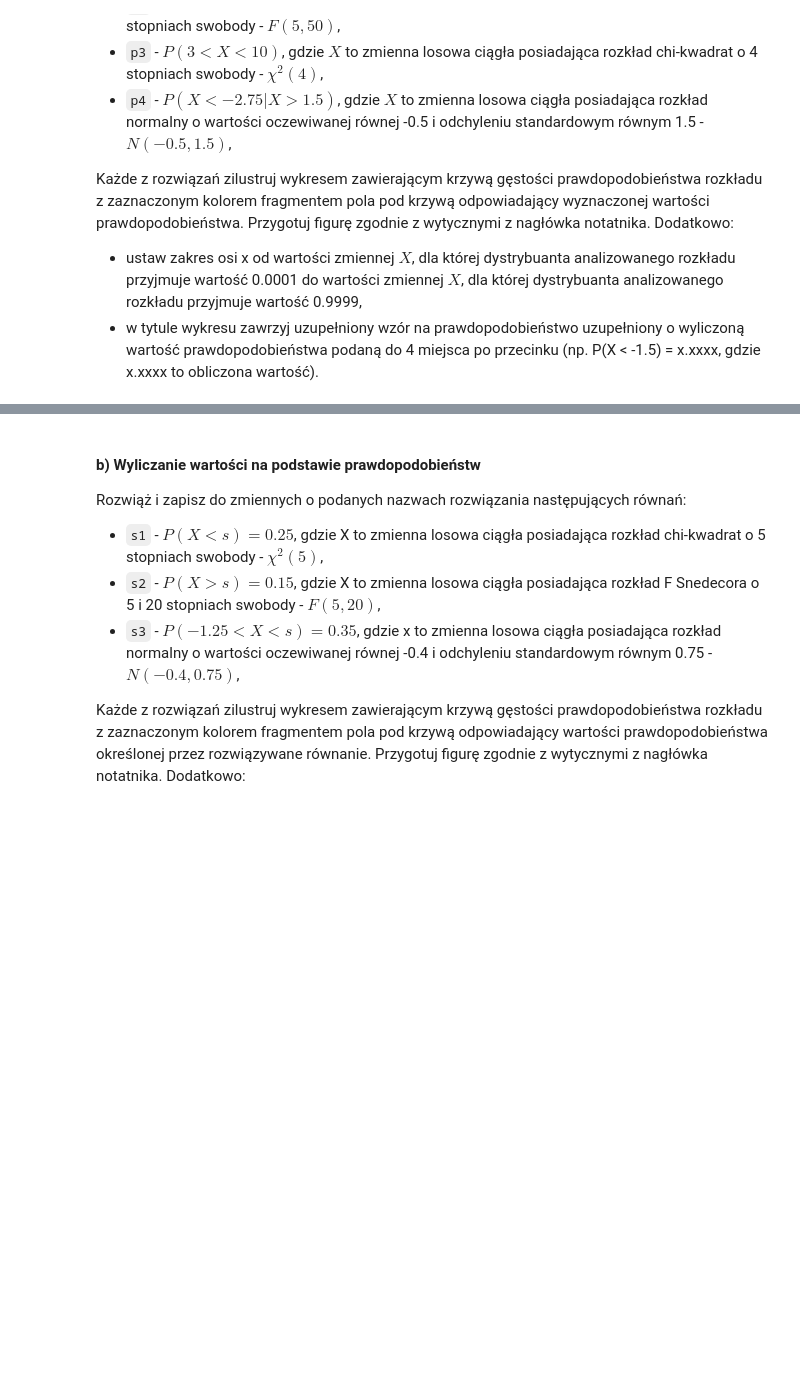
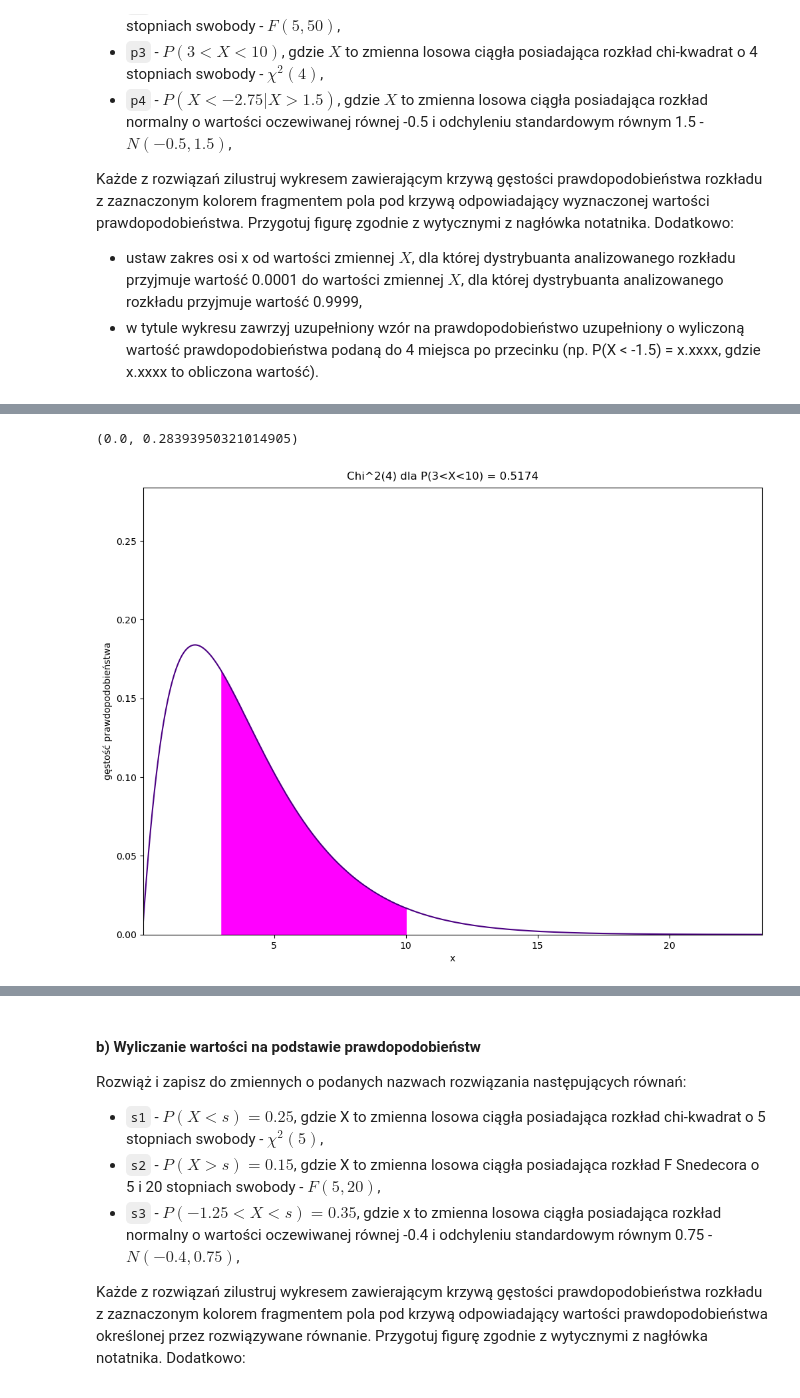
Before and after one commit to zuzannabrauer/dataAnalysisPython, a Jupyter notebook: ZZ04_CZ01.ipynb, the cells around one changed output, grey strips where cells are left out. Saved outputs shown, nothing was run; the diff lists cells and outputs as text; code cells hidden in the pictures; blank space fills up the shorter version.

```diff
--- a/ZZ04_CZ01.ipynb
+++ b/ZZ04_CZ01.ipynb
@@ -162,6 +210,30 @@ raise NotImplementedError()
 # %%
 # p3
-# YOUR CODE HERE
-raise NotImplementedError()
+x1=3
+x2=10
+df=4
+p3=sp.stats.chi2.cdf(x2,df)-sp.stats.chi2.cdf(x1,df)
+
+fig, ax=plt.subplots(figsize=(12,8))
+plt.suptitle(f'Chi^2(4) dla P(3<X<10) = {p3:.4f}')
+plt.subplots_adjust(top=0.95)
+
+lower_bound=sp.stats.chi2.ppf(0.0001,df)
+upper_bound=sp.stats.chi2.ppf(0.9999,df)
+x=np.linspace(lower_bound, upper_bound, 1000)
+y=sp.stats.chi2.pdf(x,df)
+ax.plot(x,y,color='indigo')
+
+x_fill=np.linspace(x1,x2,1000)
+y_fill=sp.stats.chi2.pdf(x_fill,df)
+ax.fill_between(x_fill, y_fill,color='magenta')
+
+ax.set_xlabel('x')
+ax.set_ylabel('gęstość prawdopodobieństwa')
+ax.set_xlim(min(x),max(x))
+ax.set_ylim(0,max(y)+0.1)
+# %% [output]
+(0.0, 0.28393950321014905)
+[figure, added]
 # %%
 # p4
```
Also changed, not shown: parts of 8 cells of this notebook.
